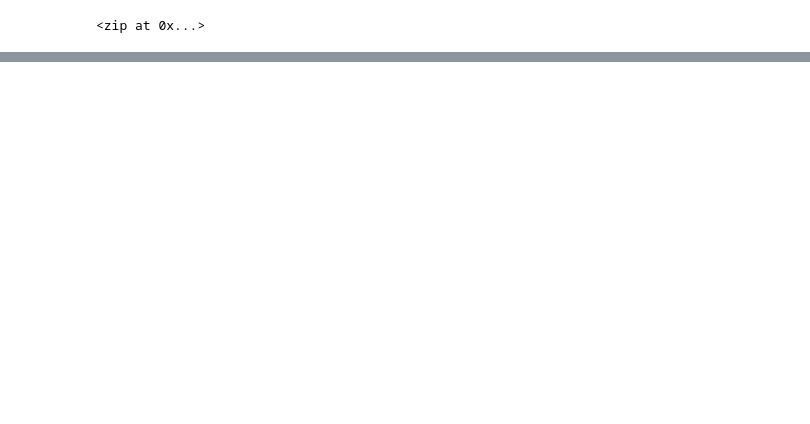
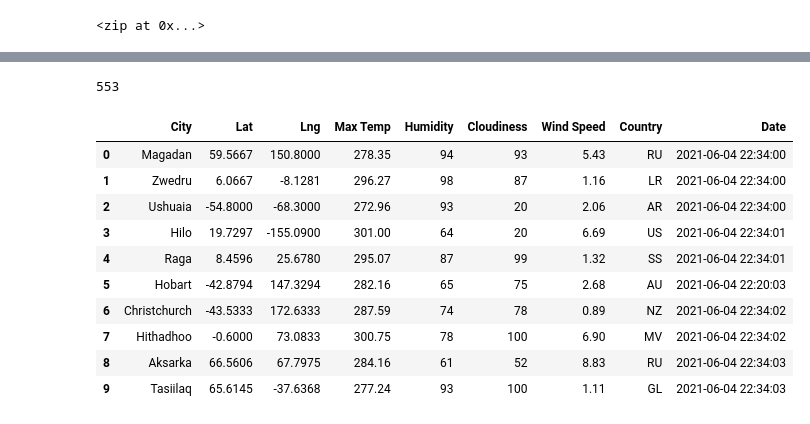
Before and after one commit to btgurss/World_Weather_Analysis, a Jupyter notebook: WeatherPy.ipynb, the cells around one changed output, grey strips where cells are left out. Saved outputs shown, nothing was run; the diff lists cells and outputs as text; code cells hidden in the pictures; blank space fills up the shorter version.

```diff
--- a/WeatherPy.ipynb
+++ b/WeatherPy.ipynb
@@ -32,0 +68,31 @@ len(cities)
+# %%
+#Create an empty list to hold the weather data.
+city_data = []
+
+#Print the beginning of the loggin.
+print("Beginning Data Retrieval      ")
+print("------------------------------")
+
+#Create counters.
+record_count = 1
+set_count = 1
+
+# Loop through all the cities in our list.
+for i, city in enumerate(cities):
+
+    #Group cities in sets of 50 for logging purposes.
+    if (i % 50 == 0 and i >=50):
+        set_count +=1
+        record_count = 1
+
+    # Create endpoint URL with each city.
+    city_url = query_url + "&q=" + cities[i]
+    city_url
+
+    #Log the URL, record, and set numbers and the city
+    print(f"Processing Record {record_count} of Set {set_count} | {city}")
+
+    #Add 1 to the record count
+    record_count += 1
+city_weather = requests.get(city_url).json()
+print(city_weather)
@@ -32,0 +199,19 @@ len(cities)
+# %%
+len(city_data)
+# %% [output]
+553
+# %%
+city_data_df = pd.DataFrame(city_data)
+city_data_df.head(10)
+# %% [output]
+|  | City | Lat | Lng | Max Temp | Humidity | Cloudiness | Wind Speed | Country | Date |
+| 0 | Magadan | 59.5667 | 150.8000 | 278.35 | 94 | 93 | 5.43 | RU | 2021-06-04 22:34:00 |
+| 1 | Zwedru | 6.0667 | -8.1281 | 296.27 | 98 | 87 | 1.16 | LR | 2021-06-04 22:34:00 |
+| 2 | Ushuaia | -54.8000 | -68.3000 | 272.96 | 93 | 20 | 2.06 | AR | 2021-06-04 22:34:00 |
+| 3 | Hilo | 19.7297 | -155.0900 | 301.00 | 64 | 20 | 6.69 | US | 2021-06-04 22:34:01 |
+| 4 | Raga | 8.4596 | 25.6780 | 295.07 | 87 | 99 | 1.32 | SS | 2021-06-04 22:34:01 |
+| 5 | Hobart | -42.8794 | 147.3294 | 282.16 | 65 | 75 | 2.68 | AU | 2021-06-04 22:20:03 |
+| 6 | Christchurch | -43.5333 | 172.6333 | 287.59 | 74 | 78 | 0.89 | NZ | 2021-06-04 22:34:02 |
+| 7 | Hithadhoo | -0.6000 | 73.0833 | 300.75 | 78 | 100 | 6.90 | MV | 2021-06-04 22:34:02 |
+| 8 | Aksarka | 66.5606 | 67.7975 | 284.16 | 61 | 52 | 8.83 | RU | 2021-06-04 22:34:03 |
+| 9 | Tasiilaq | 65.6145 | -37.6368 | 277.24 | 93 | 100 | 1.11 | GL | 2021-06-04 22:34:03 |
```
Also changed, not shown: parts of 12 cells of this notebook.
